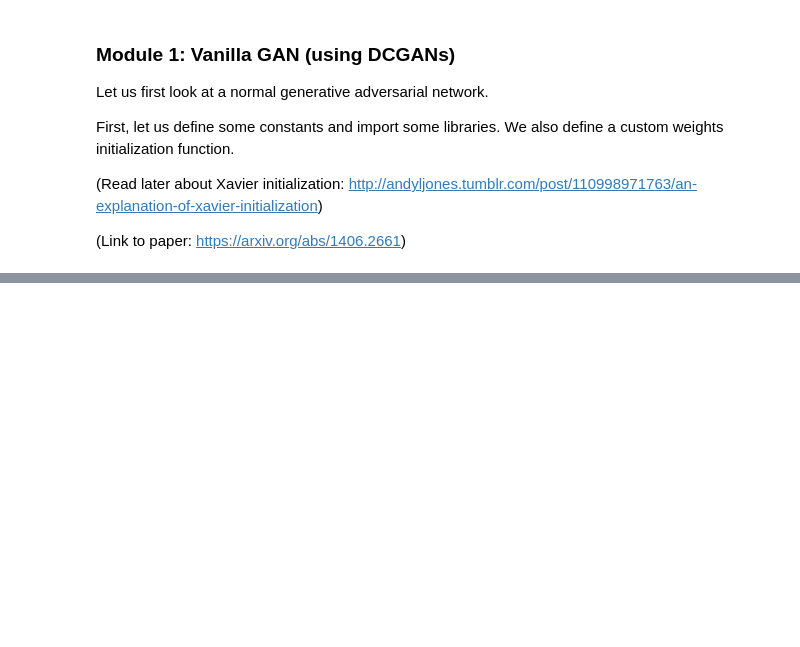
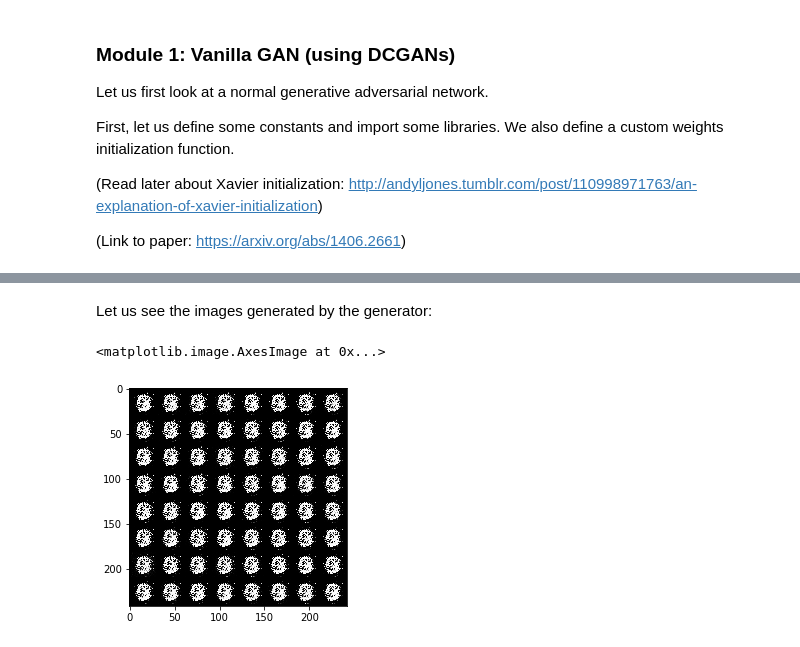
Before and after one commit to nbvineeth/GANs, a Jupyter notebook: GAN-Lab1-GAN.ipynb, the cells around one changed output, grey strips where cells are left out. Cells and saved outputs as stored; diff of their text form; code cells hidden in the pictures; blank space fills up the shorter version.

```diff
--- a/GAN-Lab1-GAN.ipynb
+++ b/GAN-Lab1-GAN.ipynb
@@ -53,0 +112,18 @@ setcuda = True
+# %%
+""" ==================== GENERATOR ======================== """
+
+Wzh = xavier_init(size=[Z_dim, h_dim])
+Whx = xavier_init(size=[h_dim, X_dim])
+bzvar = torch.zeros(h_dim);
+bhvar = torch.zeros(X_dim);
+if setcuda:
+    bzvar = bzvar.cuda()
+    bhvar = bhvar.cuda()
+
+bzh = Variable(bzvar, requires_grad=True)
+bhx = Variable(bhvar, requires_grad=True)
+
+def G(z):
+    h = nn.relu(torch.mm(z, Wzh) + bzh.repeat(z.size(0), 1))
+    X = nn.sigmoid(torch.mm(h, Whx) + bhx.repeat(h.size(0), 1))
+    return X
@@ -53,0 +231,16 @@ setcuda = True
+# %% [markdown]
+Let us see the images generated by the generator:
+# %%
+z = Variable(torch.randn(mb_size, Z_dim))
+if setcuda:
+    z = z.cuda()
+samples = G(z)
+samples = samples.cpu()
+img = samples.data
+img = img.view([64,1,28,28])
+img = torchvision.utils.make_grid(img)
+img = img.permute(1,2,0)
+plt.imshow(img.numpy())
+# %% [output]
+<matplotlib.image.AxesImage at 0x...>
+[figure, added]
```
Also changed, not shown: parts of 10 cells of this notebook, 4 other files.
